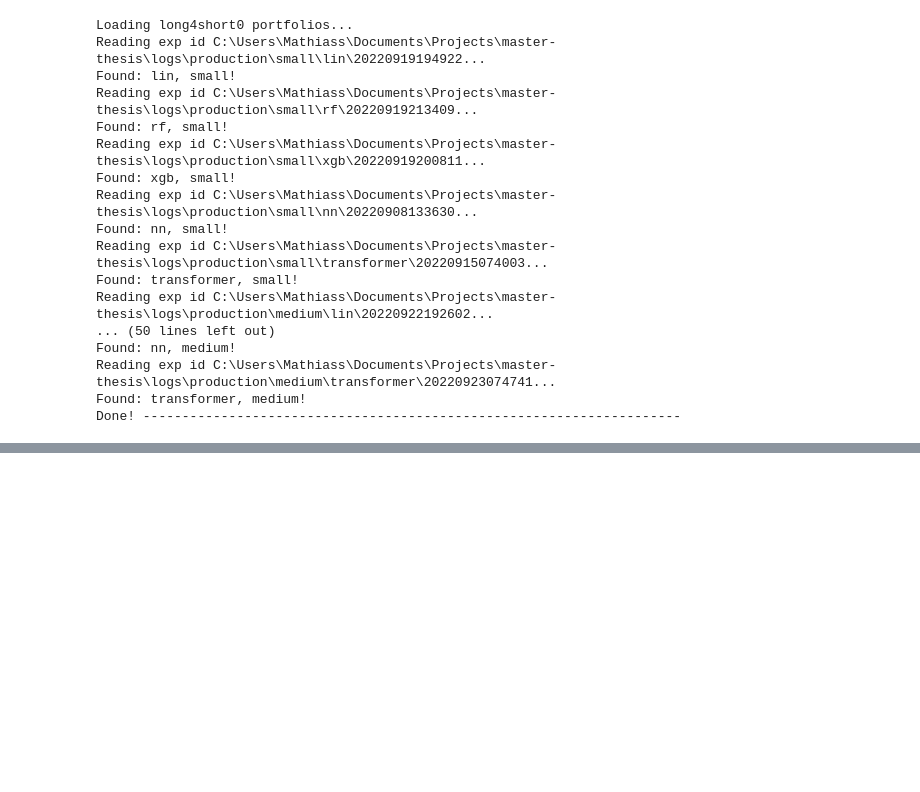
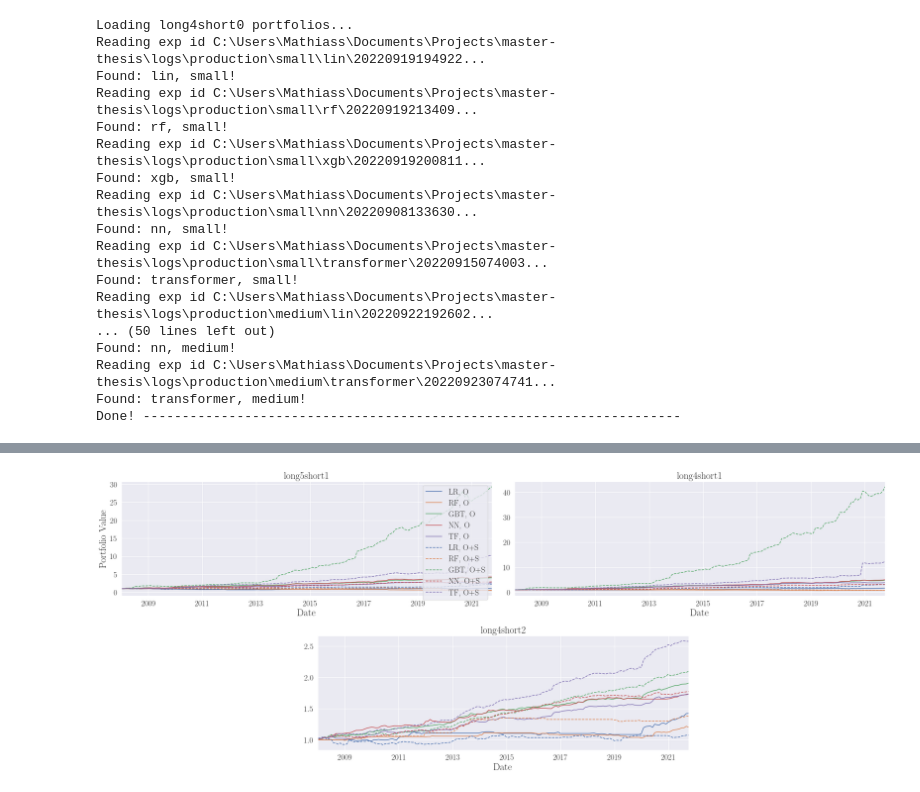
Before and after one commit to maruoss/master-thesis, a Jupyter notebook: notebooks/Long-short performance plots.ipynb, the cells around one changed output, grey strips where cells are left out. Saved outputs shown, nothing was run; the diff lists cells and outputs as text; code cells hidden in the pictures; blank space fills up the shorter version.

```diff
--- a/notebooks/Long-short performance plots.ipynb
+++ b/notebooks/Long-short performance plots.ipynb
@@ -200,2 +202,68 @@ plt.tight_layout()
 # %%
-##TAB:COLOR WITH -- DOESNT WORK??
+# Plot feature importances
+import seaborn as sns
+import itertools
+sns.set()
+# sns.set_style('whitegrid')
+
+SMALL_SIZE = 18
+MEDIUM_SIZE = 22
+BIGGER_SIZE = 24
+
+plt.rc('font', size=SMALL_SIZE)          # controls default text sizes
+plt.rc('axes', titlesize=MEDIUM_SIZE)     # fontsize of the axes title # for subplots its the figure title
+plt.rc('axes', labelsize=MEDIUM_SIZE)    # fontsize of the x and y labels
+plt.rc('xtick', labelsize=SMALL_SIZE)    # fontsize of the tick labels
+plt.rc('ytick', labelsize=SMALL_SIZE)    # fontsize of the tick labels
+plt.rc('legend', fontsize=SMALL_SIZE)    # legend fontsize
+plt.rc('figure', titlesize=BIGGER_SIZE)  # fontsize of the figure title (for subplots axes controls subtitles)
+
+plt.rcParams.update({
+#     "axes.titlesize": 16,
+#     "xtick.labelsize": 16,
+#     "ytick.labelsize": 16,
+    "text.usetex": True,
+    "font.family": "Computer Modern",
+})
+# ------------------
+fig, axes = plt.subplots(2, 2, figsize=(25, 14))
+
+ax1 = plt.subplot2grid(shape=(3,4), loc=(0,0), colspan=2)
+ax2 = plt.subplot2grid((3,4), (0,2), colspan=2)
+ax3 = plt.subplot2grid((3,4), (1,1), colspan=2)
+
+
+
+linewidth = 1.5
+opt_style = "-"
+opt_stock_style = "--"
+
+#---------
+pf_returns_cum_dict["long4short0"].iloc[:, :5].plot(ylabel="Portfolio Value", linewidth=linewidth,
+                title="long5short1", ax=ax1, style=opt_style, xlabel="")
+plt.sca(ax1) # set current axis back to axis 0 (somehow goes automatically to axis 1)
+plt.gca().set_prop_cycle(None) # reset color cycle
+pf_returns_cum_dict["long4short0"].iloc[:, 5:].plot(linewidth=linewidth, ylabel=None,
+                title="long5short1", ax=ax1, style=opt_stock_style, xlabel="Date")
+#---------
+plt.sca(ax2) # set current axis (needed for reset color cycle)
+pf_returns_cum_dict["long3short0"].iloc[:, :5].plot(ylabel="", linewidth=linewidth,
+                title="long4short1", ax=ax2, style=opt_style, xlabel="Date", legend=False)
+plt.gca().set_prop_cycle(None) # reset color cycle
+pf_returns_cum_dict["long3short0"].iloc[:, 5:].plot(linewidth=linewidth, ylabel=None,
+                title="long4short1", ax=ax2, style=opt_stock_style, xlabel="Date", legend=False)
+# axes[0].set_xticklabels([]) #deactivate x-axis tick labels
+#---------
+plt.sca(ax3) # set current axis (needed for reset color cycle)
+pf_returns_cum_dict["long3short1"].iloc[:, :5].plot(linewidth=linewidth, ylabel="",
+                title="long4short2", ax=ax3, legend=False, style=opt_style)
+plt.gca().set_prop_cycle(None) # reset color cycle
+pf_returns_cum_dict["long3short1"].iloc[:, 5:].plot(linewidth=linewidth, ylabel=None,
+                title="long4short2", ax=ax3, legend=False, style=opt_stock_style)
+
+
+plt.tight_layout()
+# plt.show()
+# plt.savefig('Cumulative_return__l5s1_l4s1_l4s2_pf_value_horizontal.png', dpi=600)
+# %% [output]
+[figure, added]
```
Also changed, not shown: parts of 3 cells of this notebook, 9 other files.
